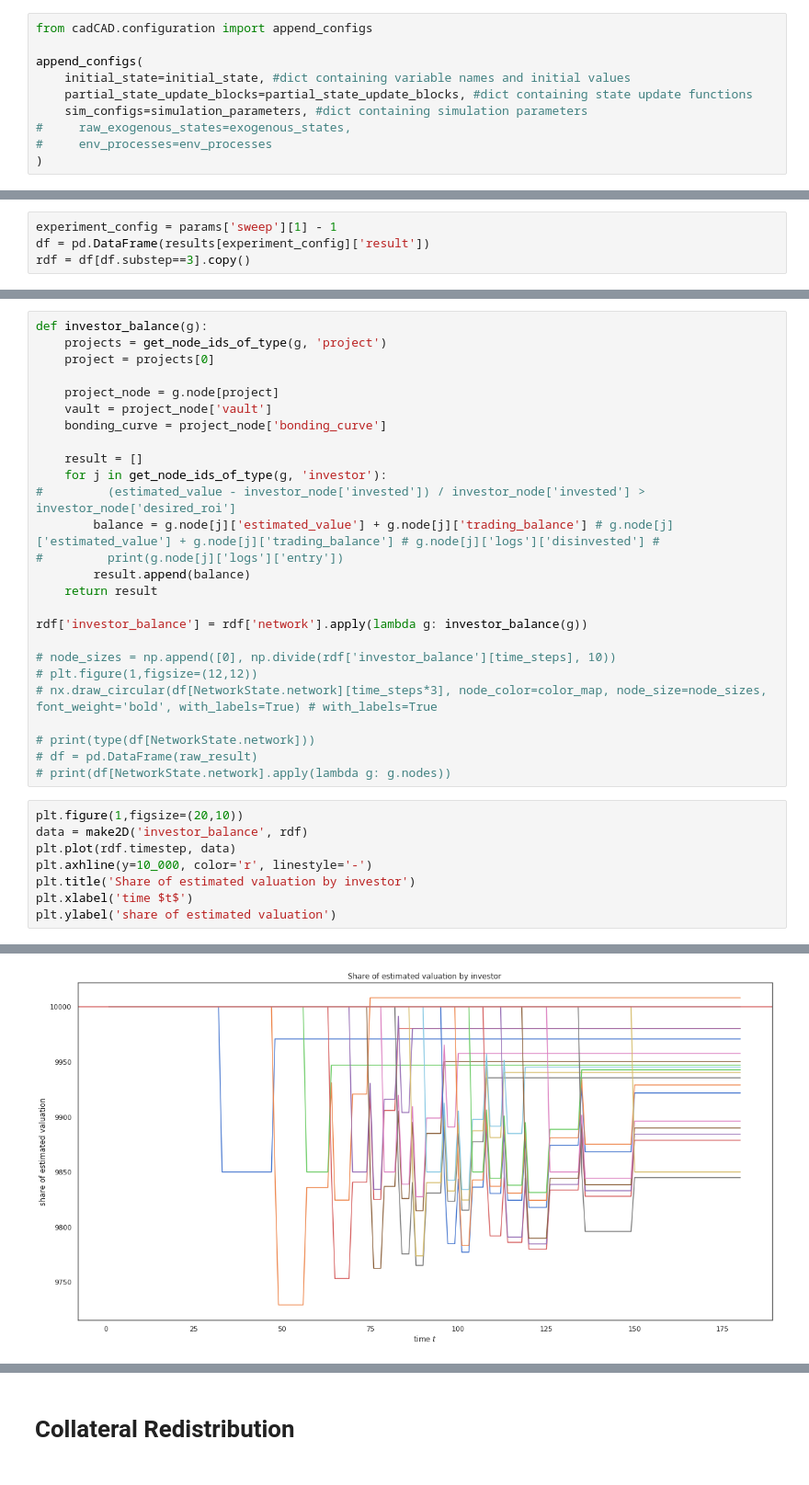
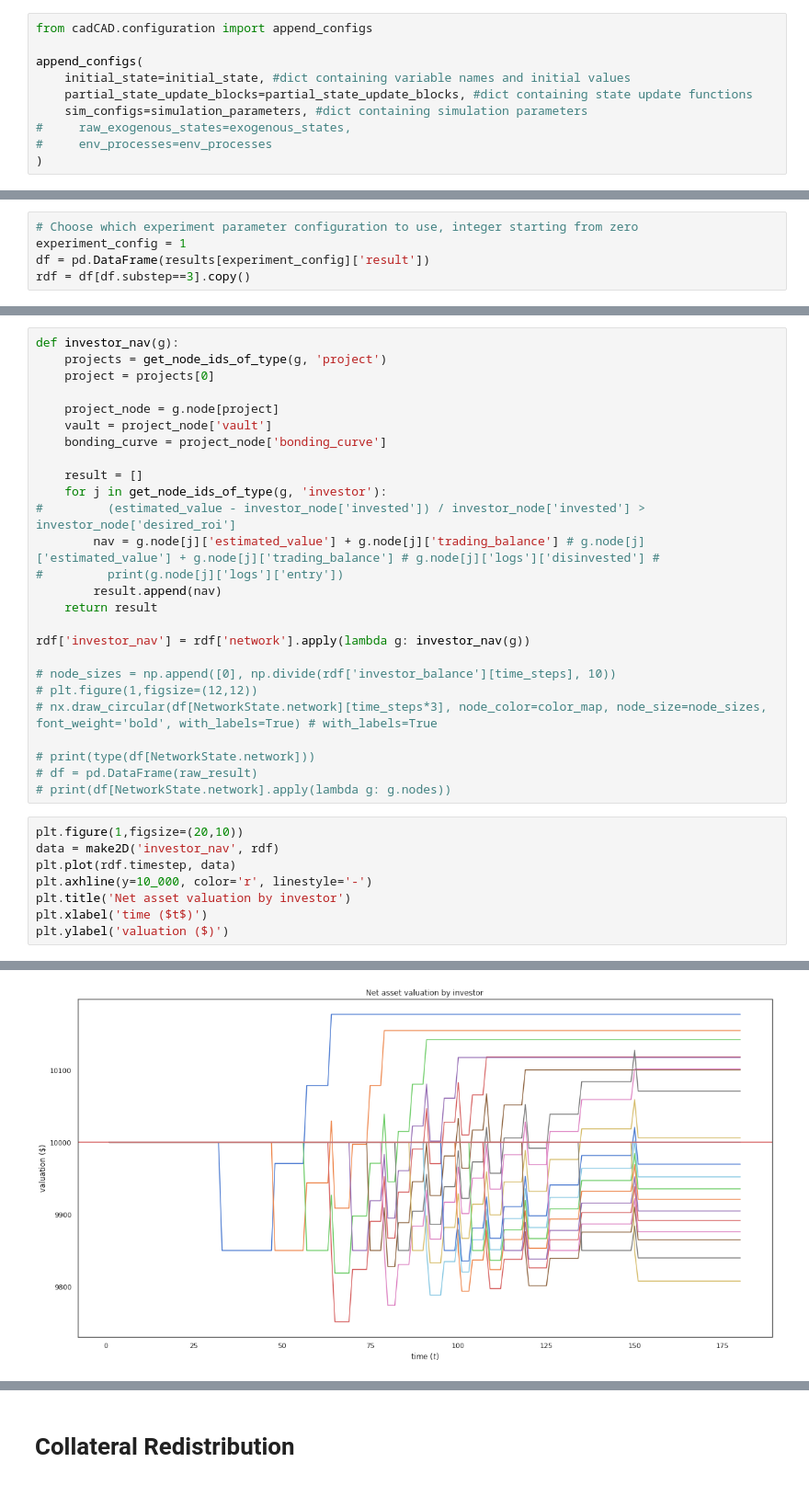
Before and after one commit to BenSchZA/system-modelling-scratchpad, a Jupyter notebook: jupyter-lab-environment/workspace/molecule-alpha.ipynb, the cells around one changed output, grey strips where cells are left out. Shown at 92% size. Cells and saved outputs as stored; diff of their text form.

```diff
--- a/jupyter-lab-environment/workspace/molecule-alpha.ipynb
+++ b/jupyter-lab-environment/workspace/molecule-alpha.ipynb
@@ -830,4 +600,5 @@ results[1]['result']
 # %%
-experiment_config = params['sweep'][1] - 1
+# Choose which experiment parameter configuration to use, integer starting from zero
+experiment_config = 1
 df = pd.DataFrame(results[experiment_config]['result'])
 rdf = df[df.substep==3].copy()
@@ -848,5 +623,5 @@ plt.legend(['Vault', 'Bonding Curve'], ncol = 2)
 # %%
-def investor_balance(g):
+def investor_nav(g):
     projects = get_node_ids_of_type(g, 'project')
     project = projects[0]
 
@@ -857,12 +632,12 @@ def investor_balance(g):
     result = []
     for j in get_node_ids_of_type(g, 'investor'):
 #         (estimated_value - investor_node['invested']) / investor_node['invested'] > investor_node['desired_roi']
-        balance = g.node[j]['estimated_value'] + g.node[j]['trading_balance'] # g.node[j]['estimated_value'] + g.node[j]['trading_balance'] # g.node[j]['logs']['disinvested'] #
+        nav = g.node[j]['estimated_value'] + g.node[j]['trading_balance'] # g.node[j]['estimated_value'] + g.node[j]['trading_balance'] # g.node[j]['logs']['disinvested'] #
 #         print(g.node[j]['logs']['entry'])
-        result.append(balance)
+        result.append(nav)
     return result
 
-rdf['investor_balance'] = rdf['network'].apply(lambda g: investor_balance(g))
+rdf['investor_nav'] = rdf['network'].apply(lambda g: investor_nav(g))
 
 # node_sizes = np.append([0], np.divide(rdf['investor_balance'][time_steps], 10))
 # plt.figure(1,figsize=(12,12))
@@ -873,10 +648,10 @@ rdf['investor_balance'] = rdf['network'].apply(lambda g: investor_balance(g))
 # print(df[NetworkState.network].apply(lambda g: g.nodes))
 # %%
 plt.figure(1,figsize=(20,10))
-data = make2D('investor_balance', rdf)
+data = make2D('investor_nav', rdf)
 plt.plot(rdf.timestep, data)
 plt.axhline(y=10_000, color='r', linestyle='-')
-plt.title('Share of estimated valuation by investor')
-plt.xlabel('time $t$')
-plt.ylabel('share of estimated valuation')
+plt.title('Net asset valuation by investor')
+plt.xlabel('time ($t$)')
+plt.ylabel('valuation ($)')
 # %% [output]
@@ -884 +659 @@ Text(0, 0.5, 'share of estimated valuation')
-[figure, old version]
+[figure, new version]
```
Also changed, not shown: parts of 32 cells of this notebook, 1 other file.
